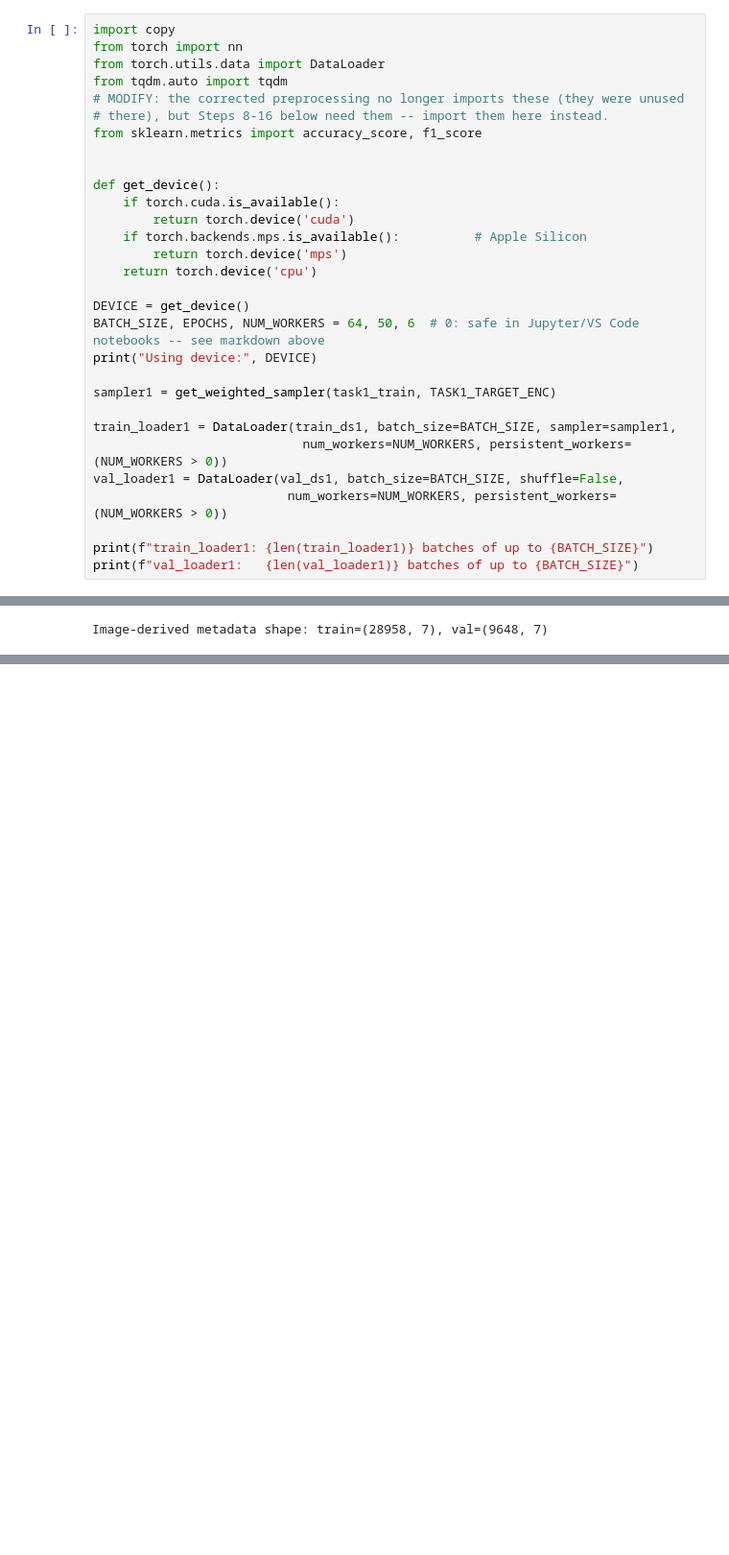
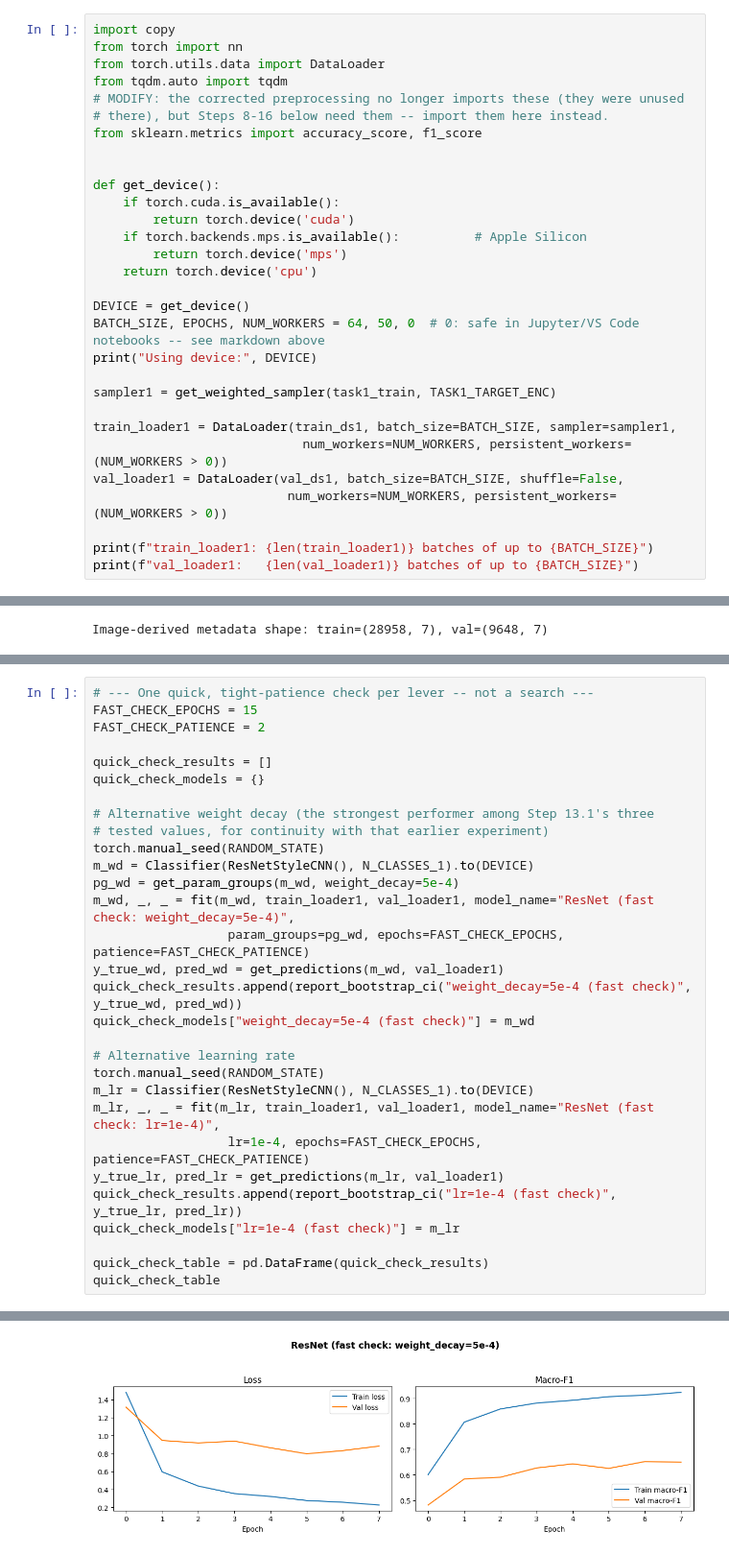
Before and after one commit to whiteshark05/COSC2753-Assignment-2, a Jupyter notebook: notebooks/COSC2753_A2_Task1.ipynb, the cells around one changed output, grey strips where cells are left out. Shown at 96% size. Drawn from its saved outputs; the diff is of its cells as text; blank space fills up the shorter version.

Commit message:
Update Task 1 notebook

```diff
--- a/notebooks/COSC2753_A2_Task1.ipynb
+++ b/notebooks/COSC2753_A2_Task1.ipynb
@@ -550,7 +572,7 @@ def get_device():
     return torch.device('cpu')
 
 DEVICE = get_device()
-BATCH_SIZE, EPOCHS, NUM_WORKERS = 64, 50, 6  # 0: safe in Jupyter/VS Code notebooks -- see markdown above
+BATCH_SIZE, EPOCHS, NUM_WORKERS = 64, 50, 0  # 0: safe in Jupyter/VS Code notebooks -- see markdown above
 print("Using device:", DEVICE)
 
 sampler1 = get_weighted_sampler(task1_train, TASK1_TARGET_ENC)
@@ -1628,0 +1762,31 @@ inputs don't exist at test time. If you do run it, tune `lr`, `weight_decay` and
+# %%
+# --- One quick, tight-patience check per lever -- not a search ---
+FAST_CHECK_EPOCHS = 15
+FAST_CHECK_PATIENCE = 2
+
+quick_check_results = []
+quick_check_models = {}
+
+# Alternative weight decay (the strongest performer among Step 13.1's three
+# tested values, for continuity with that earlier experiment)
+torch.manual_seed(RANDOM_STATE)
+m_wd = Classifier(ResNetStyleCNN(), N_CLASSES_1).to(DEVICE)
+pg_wd = get_param_groups(m_wd, weight_decay=5e-4)
+m_wd, _, _ = fit(m_wd, train_loader1, val_loader1, model_name="ResNet (fast check: weight_decay=5e-4)",
+                  param_groups=pg_wd, epochs=FAST_CHECK_EPOCHS, patience=FAST_CHECK_PATIENCE)
+y_true_wd, pred_wd = get_predictions(m_wd, val_loader1)
+quick_check_results.append(report_bootstrap_ci("weight_decay=5e-4 (fast check)", y_true_wd, pred_wd))
+quick_check_models["weight_decay=5e-4 (fast check)"] = m_wd
+
+# Alternative learning rate
+torch.manual_seed(RANDOM_STATE)
+m_lr = Classifier(ResNetStyleCNN(), N_CLASSES_1).to(DEVICE)
+m_lr, _, _ = fit(m_lr, train_loader1, val_loader1, model_name="ResNet (fast check: lr=1e-4)",
+                  lr=1e-4, epochs=FAST_CHECK_EPOCHS, patience=FAST_CHECK_PATIENCE)
+y_true_lr, pred_lr = get_predictions(m_lr, val_loader1)
+quick_check_results.append(report_bootstrap_ci("lr=1e-4 (fast check)", y_true_lr, pred_lr))
+quick_check_models["lr=1e-4 (fast check)"] = m_lr
+
+quick_check_table = pd.DataFrame(quick_check_results)
+quick_check_table
+# %% [output]
@@ -1628,0 +1802 @@ inputs don't exist at test time. If you do run it, tune `lr`, `weight_decay` and
+[figure, added]
```
Also changed, not shown: parts of 77 cells of this notebook, 1 other file.
